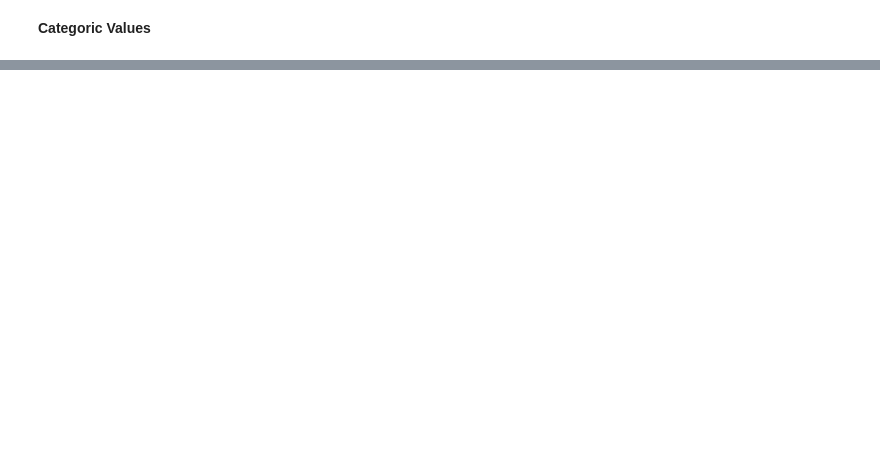
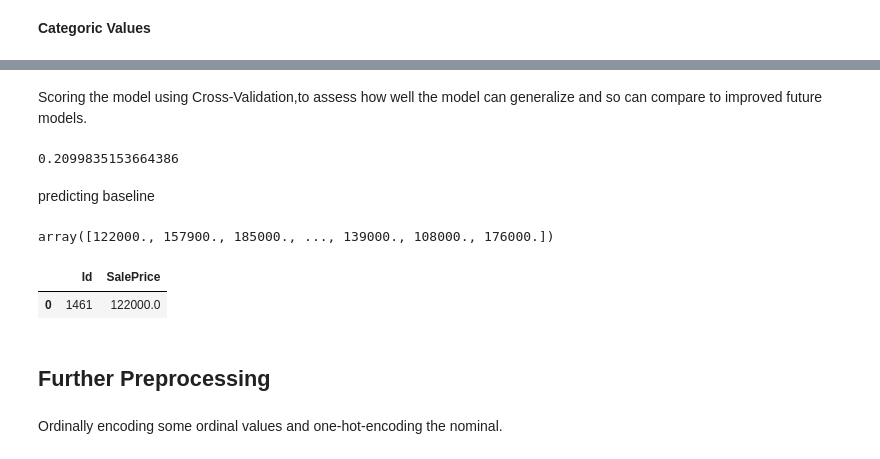
Before and after one commit to Cguiver26/House_Kaggle, a Jupyter notebook: House Kaggle.ipynb, the cells around one changed output, grey strips where cells are left out. Saved outputs shown, nothing was run; the diff lists cells and outputs as text; code cells hidden in the pictures; blank space fills up the shorter version.

```diff
--- a/House Kaggle.ipynb
+++ b/House Kaggle.ipynb
@@ -159,0 +188,14 @@ print(test.shape)
+# %%
+num_transfomer=Pipeline([
+    ('imputer',SimpleImputer(strategy='mean')),
+    ('scaling',StandardScaler()),
+])
+cat_transformer=Pipeline([
+    ('imputer_cat',SimpleImputer(strategy='most_frequent')),
+    ('Encoder',OneHotEncoder(handle_unknown='ignore',sparse=False))
+])
+preproc_baseline=ColumnTransformer([
+    ('cat_trans',cat_transformer,categoric_values_small),
+    ('num_trans',num_transfomer,numeric_values)
+])
+preproc_baseline
@@ -159,0 +258,30 @@ print(test.shape)
+# %% [markdown]
+Scoring the model using Cross-Validation,to assess how well the model can generalize and so can compare to improved future models.
+# %%
+score_baseline = cross_val_score(pipe_baseline, X, y, cv=5, scoring=rmsle).mean()
+score_baseline
+# %% [output]
+0.2099835153664386
+# %% [markdown]
+predicting baseline
+# %%
+X_test_ids=test['Id']
+X_test=test.drop(columns=['Id'])
+
+#predicting y_pred_baseline
+pipe_baseline.fit(X,y)
+y_pred_baseline=pipe_baseline.predict(X_test)
+y_pred_baseline
+# %% [output]
+array([122000., 157900., 185000., ..., 139000., 108000., 176000.])
+# %%
+results = pd.concat([X_test_ids, pd.Series(y_pred_baseline, name="SalePrice")], axis=1)
+results.head(1)
+# %% [output]
+|  | Id | SalePrice |
+| 0 | 1461 | 122000.0 |
+# %% [markdown]
+
+<H2> Further Preprocessing </H2>
+# %% [markdown]
+Ordinally encoding some ordinal values and one-hot-encoding the nominal.
```
Also changed, not shown: parts of 51 cells of this notebook.
